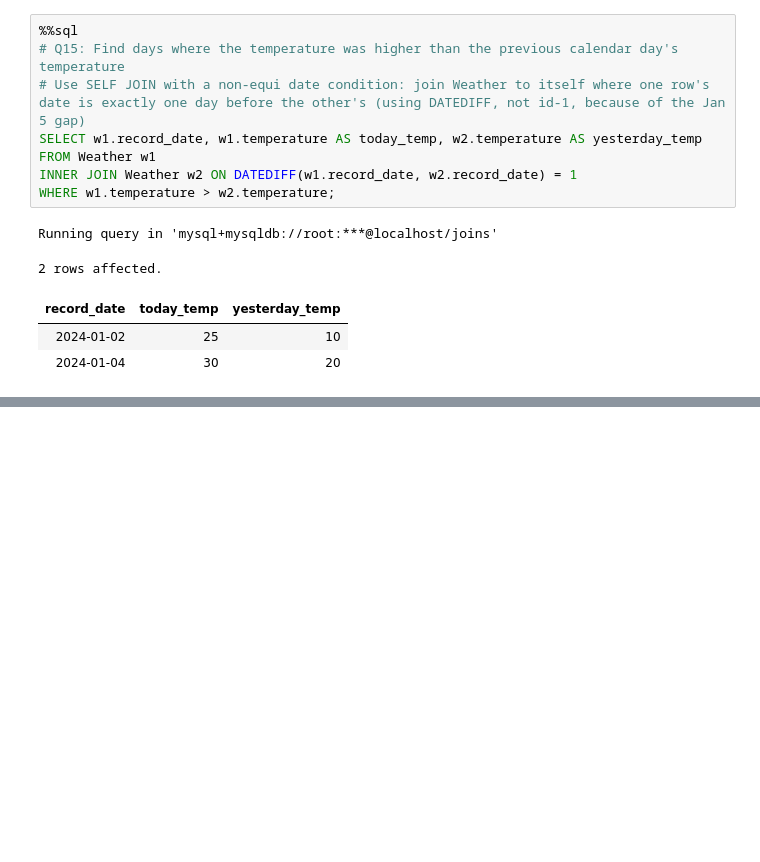
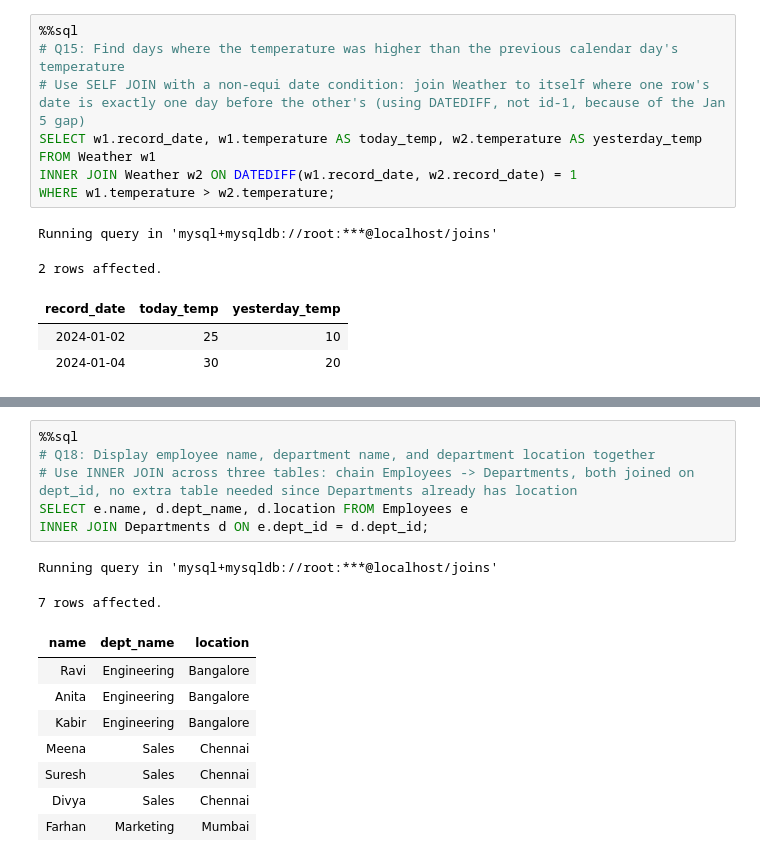
Before and after one commit to TheRajveerSingh/SQL-Journey-Basic-to-Advance, a Jupyter notebook: SQL-practice/MySQL/07_JOINSnotebook.ipynb, the cells around one changed output, grey strips where cells are left out. Cells and saved outputs as stored; diff of their text form; blank space fills up the shorter version.

```diff
--- a/SQL-practice/MySQL/07_JOINSnotebook.ipynb
+++ b/SQL-practice/MySQL/07_JOINSnotebook.ipynb
@@ -614,0 +644,17 @@ Running query in 'mysql+mysqldb://root:***@localhost/joins'
+# %%
+%%sql
+# Q18: Display employee name, department name, and department location together
+# Use INNER JOIN across three tables: chain Employees -> Departments, both joined on dept_id, no extra table needed since Departments already has location
+SELECT e.name, d.dept_name, d.location FROM Employees e
+INNER JOIN Departments d ON e.dept_id = d.dept_id;
+# %% [output]
+Running query in 'mysql+mysqldb://root:***@localhost/joins'
+7 rows affected.
+| name | dept_name | location |
+| Ravi | Engineering | Bangalore |
+| Anita | Engineering | Bangalore |
+| Kabir | Engineering | Bangalore |
+| Meena | Sales | Chennai |
+| Suresh | Sales | Chennai |
+| Divya | Sales | Chennai |
+| Farhan | Marketing | Mumbai |
```
Also changed, not shown: parts of 6 cells of this notebook.
